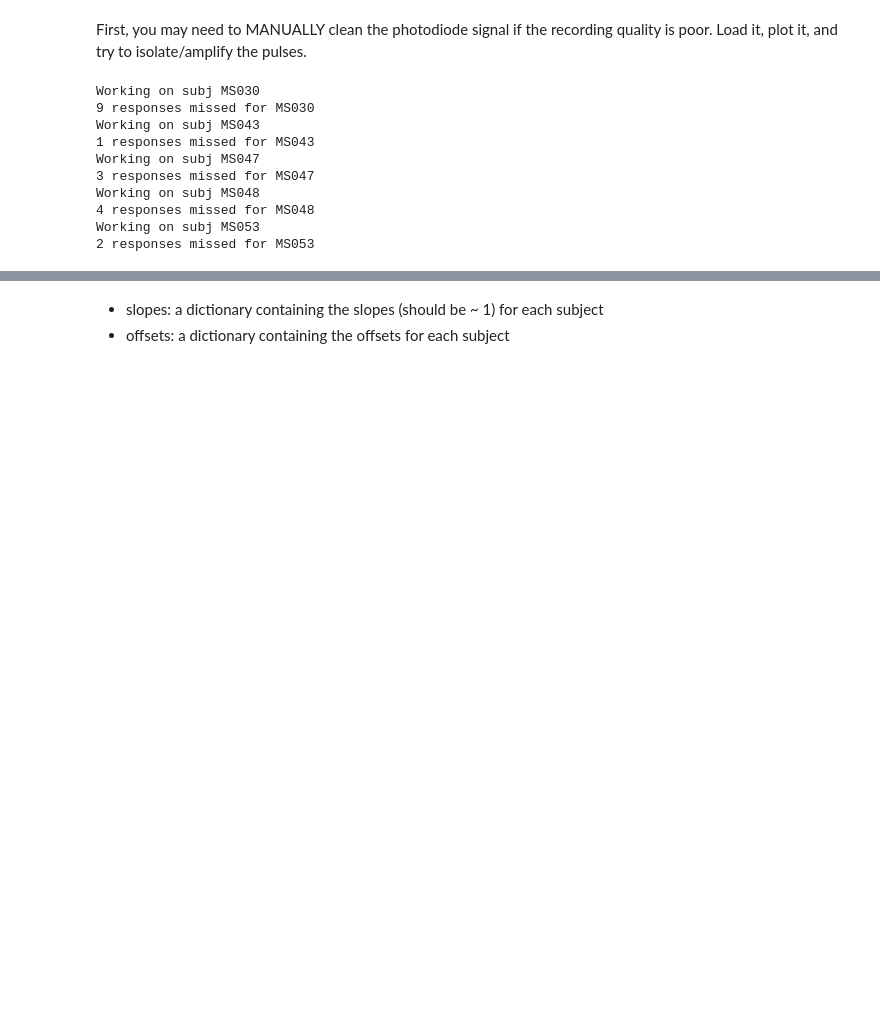
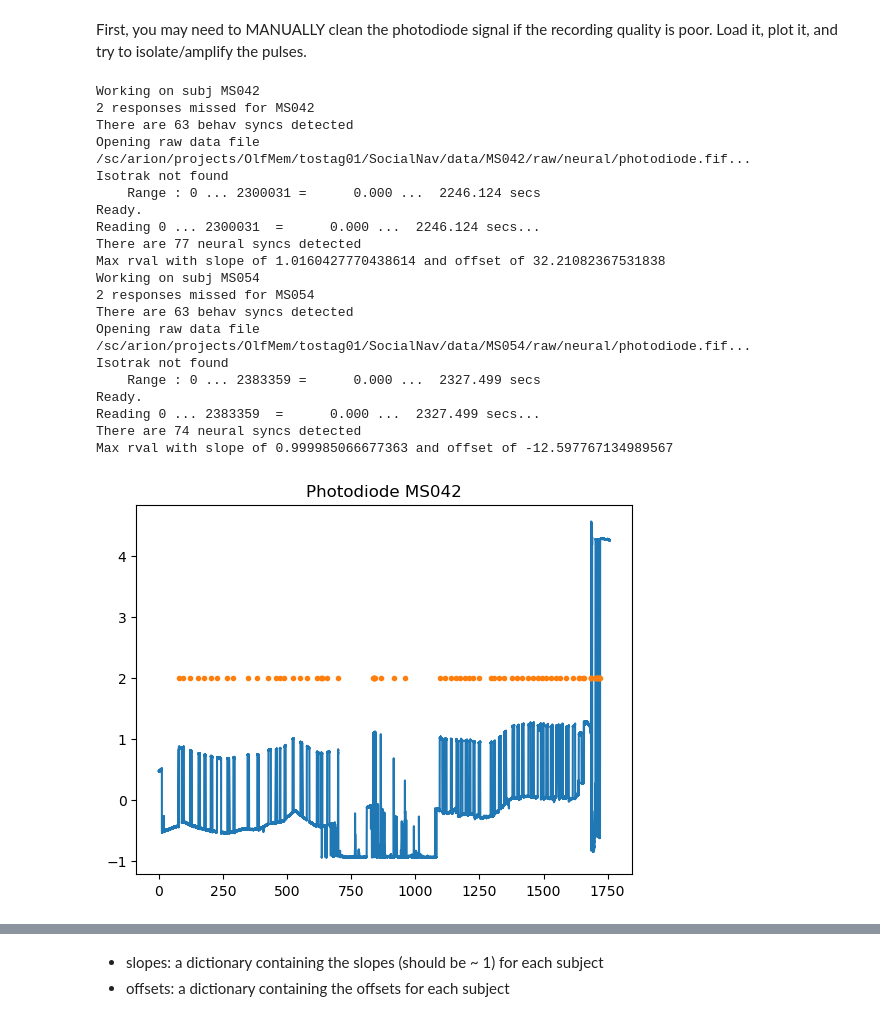
Before and after one commit to gelanat/LFPAnalysis, a Jupyter notebook: SNT_scripts/SNT_preprocess.ipynb, the cells around one changed output, grey strips where cells are left out. Drawn from its saved outputs; the diff is of its cells as text; code cells hidden in the pictures; blank space fills up the shorter version.

Commit message:
updated preprocess script

```diff
--- a/SNT_scripts/SNT_preprocess.ipynb
+++ b/SNT_scripts/SNT_preprocess.ipynb
@@ -46,14 +46,15 @@ In the pre-processing functions below, we:
 
 4. re-reference
 # %%
-subj_ids = ['MS030', 'MS043', 'MS047', 'MS048', 'MS053']
-subj_sites = ['MSSM', 'MSSM','MSSM','MSSM','MSSM']
-subj_formats = ['edf', 'edf','edf','edf','edf']
-
+# subj_ids = ['MS030', 'MS043', 'MS047', 'MS048', 'MS053']
+# subj_ids = ['MS009', 'MS020', 'MS034', 'MS045', 'MS050']
+subj_ids = ['MS042', 'MS054']
+subj_sites = ['MSSM' for _ in subj_ids]
+subj_formats = ['edf' for _ in subj_ids]
 base_dir = '/sc/arion/projects/OlfMem/tostag01/SocialNav'
 # %%
-load_preproc_data = True
-load_reref_data = True
+load_preproc_data = False
+load_reref_data = False
 # %%
 for ix, subj_id in enumerate(subj_ids):
     site = subj_sites[ix]
@@ -255,45 +276,72 @@ for ix, subj_id in enumerate(subj_ids):
     if subj_id == 'MS038':
         photodiode_data = mne.io.read_raw_fif(f'{save_path}clean_photodiode.fif', preload=True)
         photodiode_data._data = photodiode_data._data[:,600000:]
-
         smoothSize=35
         windSize=20
         height=5.6
 
+    elif subj_id == 'MS034':
+        photodiode_data = mne.io.read_raw_fif(f'{load_path}photodiode.fif', preload=True)
+        photodiode_data._data = photodiode_data._data[:,:1750000]
+        smoothSize=15
+        windSize=15
+        height=0.3
+
+    elif subj_id == 'MS042':
+        photodiode_data = mne.io.read_raw_fif(f'{load_path}photodiode.fif', preload=True)
+        photodiode_data._data = photodiode_data._data[:,:1800000]
+        smoothSize=15
+        windSize=15
+        height=0.3
+
+
     else:
         photodiode_data = mne.io.read_raw_fif(f'{load_path}photodiode.fif', preload=True)
+        if subj_id == 'MS054':
+            photodiode_data._data *= -1 #invert
         smoothSize=15
         windSize=15
         height=0.3
 
 #     try:
 #         slope, offset = sync_utils.synchronize_data(beh_ts,
 #                             photodiode_data,
 #                             smoothSize=11, windSize=15,
 #                             height=0.8)
 
 #     except Exception:
 #         try:
 #             print("fast and robust sync failed - trying simple sync now")
 #             slope, offset = SNT_utils.synchronize(beh_ts, photodiode_data, subj_id, smoothSize, windSize, height)
 #         except Exception as e:
 #             raise RuntimeError("Both synchronization methods failed. Please review parameters.") from e
 
     try:
         slope, offset = SNT_utils.synchronize(beh_ts, photodiode_data, subj_id, smoothSize, windSize, height)
     except Exception as e:
         raise RuntimeError("Sync failed. Please review parameters or try another method") from e
 
     slopes[subj_id].append(slope)
     offsets[subj_id].append(offset)
 # %% [output]
-Working on subj MS030
-9 responses missed for MS030
-Working on subj MS043
-1 responses missed for MS043
-Working on subj MS047
-3 responses missed for MS047
-Working on subj MS048
-4 responses missed for MS048
-Working on subj MS053
-2 responses missed for MS053
+Working on subj MS042
+2 responses missed for MS042
+There are 63 behav syncs detected
+Opening raw data file /sc/arion/projects/OlfMem/tostag01/SocialNav/data/MS042/raw/neural/photodiode.fif...
+Isotrak not found
+    Range : 0 ... 2300031 =      0.000 ...  2246.124 secs
+Ready.
+Reading 0 ... 2300031  =      0.000 ...  2246.124 secs...
+There are 77 neural syncs detected
+Max rval with slope of 1.0160427770438614 and offset of 32.21082367531838
+Working on subj MS054
+2 responses missed for MS054
+There are 63 behav syncs detected
+Opening raw data file /sc/arion/projects/OlfMem/tostag01/SocialNav/data/MS054/raw/neural/photodiode.fif...
+Isotrak not found
+    Range : 0 ... 2383359 =      0.000 ...  2327.499 secs
+Ready.
+Reading 0 ... 2383359  =      0.000 ...  2327.499 secs...
+There are 74 neural syncs detected
+Max rval with slope of 0.999985066677363 and offset of -12.597767134989567
+[figure, added]
```
Also changed, not shown: parts of 14 cells of this notebook, 1 other file.
